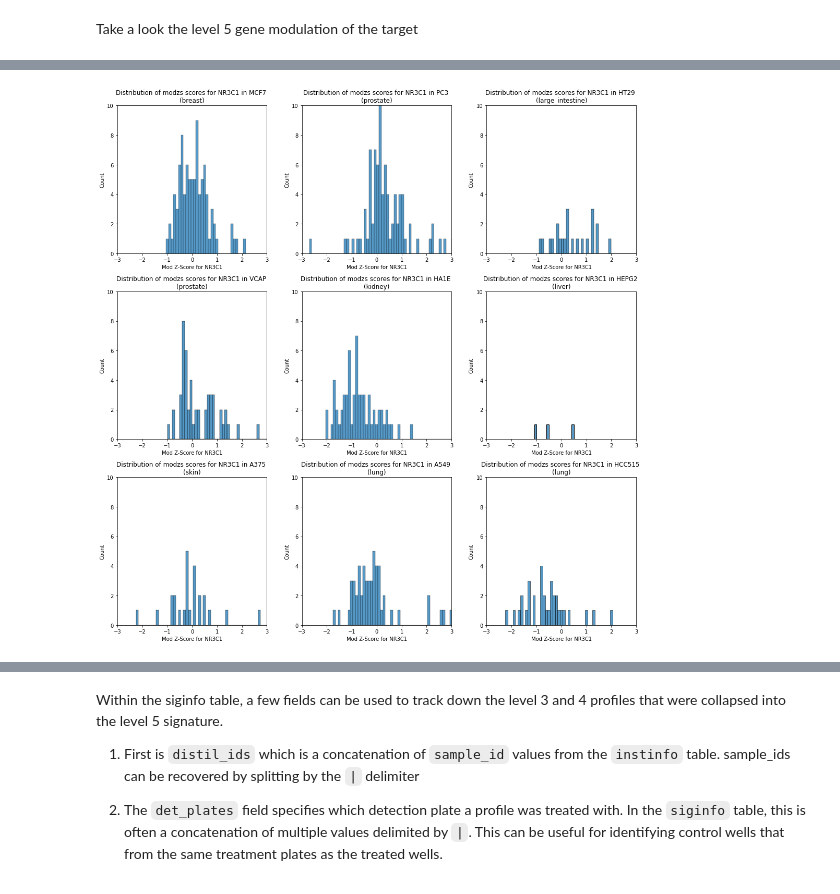
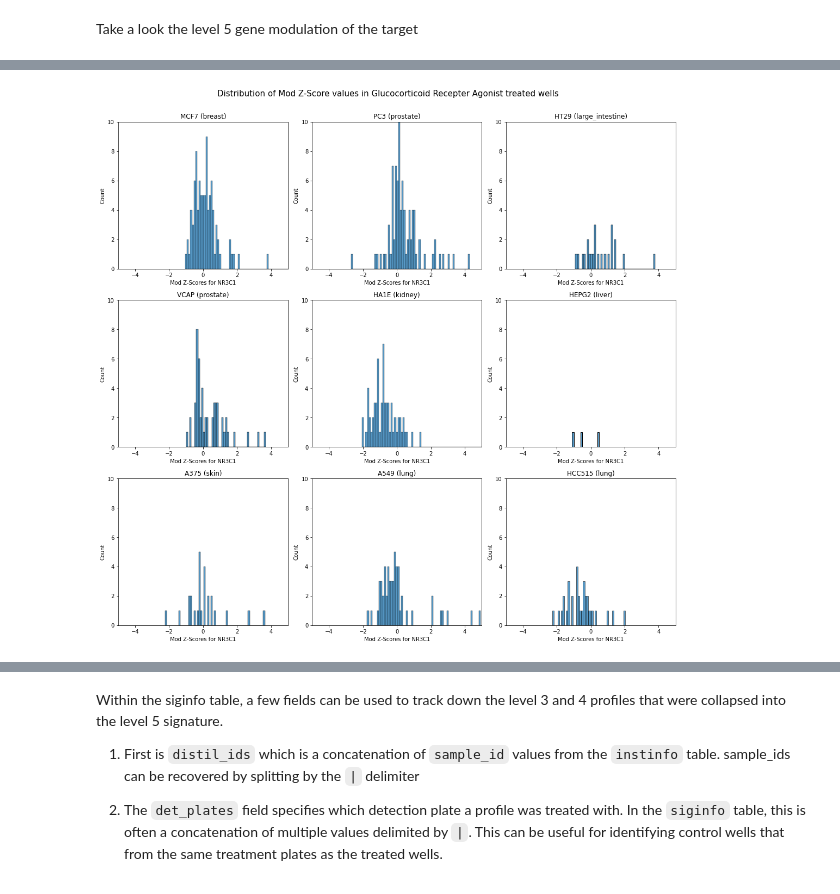
Before and after one commit to cmap/lincs-workshop-2020, a Jupyter notebook: notebooks/data_access/BQ_toolkit_demo.ipynb, the cells around one changed output, grey strips where cells are left out. Cells and saved outputs as stored; diff of their text form; code cells hidden in the pictures.

```diff
--- a/notebooks/data_access/BQ_toolkit_demo.ipynb
+++ b/notebooks/data_access/BQ_toolkit_demo.ipynb
@@ -476,7 +476,7 @@ for i,cell in enumerate(cell_list):
   ].sig_id.unique()  #Get sig_ids for cell line
 
   cell_corrs = corr_matrix.loc[cell_sig_ids, cell_sig_ids] #Extract correlations for cell line
-  cell_corrs = cluster_corr(cell_corrs) #Cluster cell correlations
+#  cell_corrs = cluster_corr(cell_corrs) #Cluster cell correlations
 
   dist = get_off_diagonals(cell_corrs) #Extract off-diagonals
 
@@ -630,45 +720,12 @@ plt.show()
-# %%
-#Lists used for sns.boxplot
-dist_list = []
-cell_list = siginfo_sample.groupby('cell_iname').median().sort_values('tas').index
-
-lineage_list = []
-
-#ncols=4
-#nrows=2
-subplot_size = 5
-nrows, ncols = get_subplot_dimensions(len(cell_list))
-fig_dist, axes_dist = plt.subplots(nrows, ncols, figsize=(subplot_size*ncols,subplot_size*nrows))
-
-for i,cell in enumerate(cell_list):
-
-  lineage = core_cellinfo.loc[
-        core_cellinfo.cell_iname.eq(cell)
-      ].cell_lineage.unique()[0]  #Lineage information for cell line
-
-  cell_sig_ids = siginfo_sample.loc[
-    siginfo_sample.cell_iname.eq(cell)
-  ].sig_id.unique()  #Get sig_ids for cell line
-
-  cell_genemod = sample_data.loc[str(target_gene_id), cell_sig_ids] #Extract correlations for cell line
-
-  sns.histplot(cell_genemod,
-               binwidth=0.1,
-               ax=axes_dist[i // ncols][i % ncols])
-
-  axes_dist[i // ncols][i % ncols].set_title(
-    'Distribution of modzs scores for {} in {} \n({})'.format(
-        target,
-        cell,
-        lineage
-      )
-    )
-  axes_dist[i // ncols][i % ncols].set_xlim(-3, 3)
-  axes_dist[i // ncols][i % ncols].set_ylim(0, 10)
-  axes_dist[i // ncols][i % ncols].set_xlabel('Mod Z-Score for {}'.format(target))
-  #axes_dist[i // ncols][i % ncols].set_xticks([-2, -1, -0.5, 0, 0.5, 1, 2])
-
-plt.tight_layout()
-plt.show()
-# %% [output]
-[figure, removed]
+# %%
+genemod_histograms_by_cell(sample_data,
+                           siginfo_sample,
+                           core_cellinfo,
+                           cell_list,
+                           target=target,
+                           level='level5',
+                           xlim=[-5,5],
+                           metric_label='Mod Z-Scores',
+                           plot_title='Distribution of Mod Z-Score values in Glucocorticoid Recepter Agonist treated wells')
+# %% [output]
+[figure, added]
```
Also changed, not shown: parts of 28 cells of this notebook.
